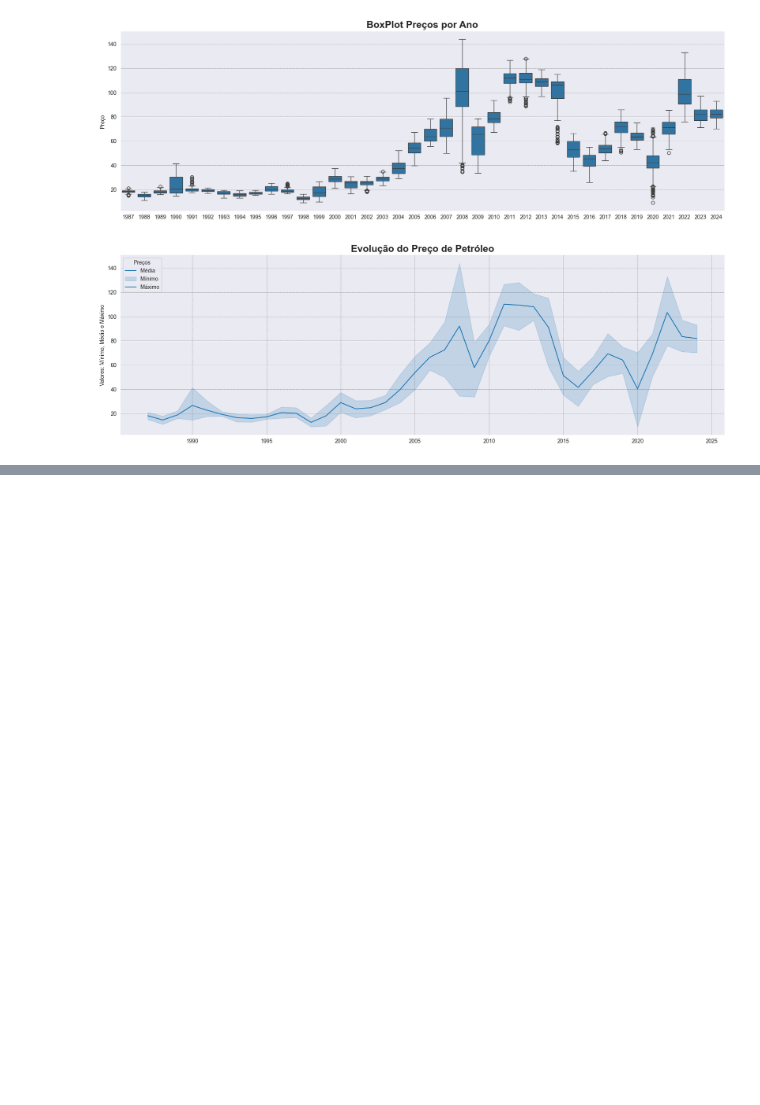
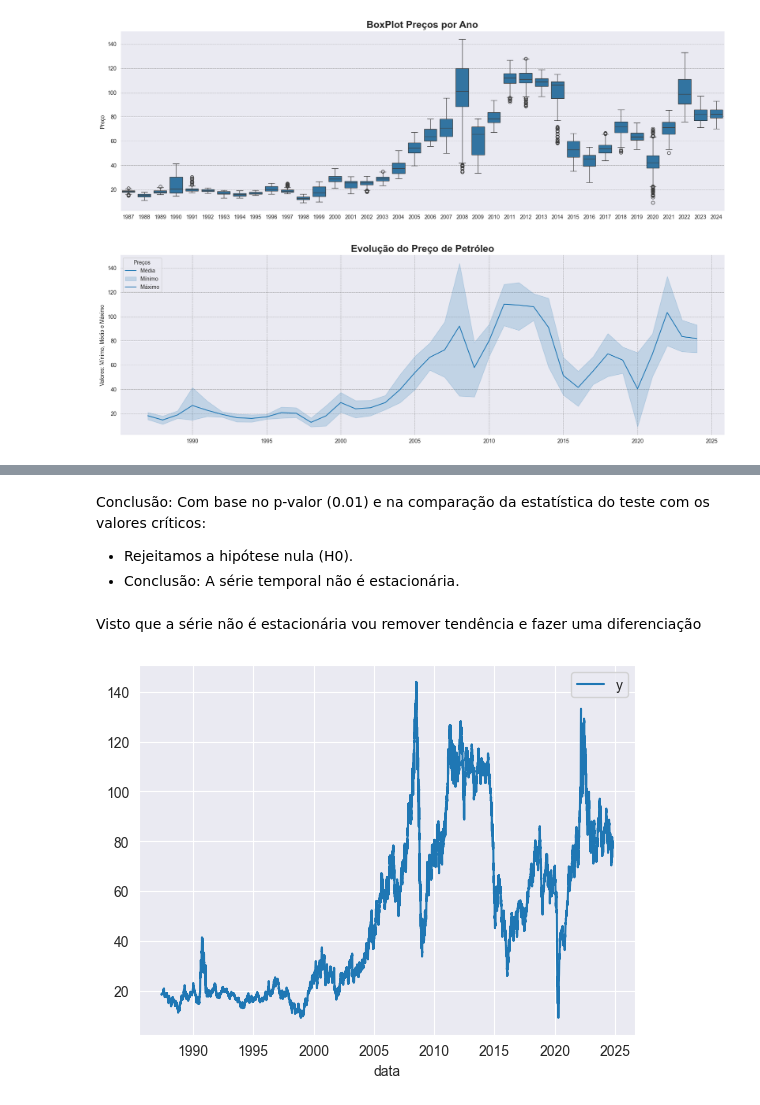
Before and after one commit to claytongsant/https-github.com-torvess-Tech_Challeng_FIAP_Fase_04, a Jupyter notebook: Notebooks/precos_petroleo.ipynb, the cells around one changed output, grey strips where cells are left out. Cells and saved outputs as stored; diff of their text form; code cells hidden in the pictures; blank space fills up the shorter version.

```diff
--- a/Notebooks/precos_petroleo.ipynb
+++ b/Notebooks/precos_petroleo.ipynb
@@ -190,0 +194,8 @@ Avaliando os limites de preço por ano, 2008 foi o ano que tivemos com maior ins
+# %%
+# copia para preservar o df
+dados_ml = dados_petroleo.copy()
+
+# seleção de colunas numéricas
+dados_ml = dados_ml[['ano', 'mes', 'semana_ano', 'dia_semana','data', 'preco']]
+
+dados_ml.head(2)
@@ -190,0 +253,19 @@ Avaliando os limites de preço por ano, 2008 foi o ano que tivemos com maior ins
+# %% [markdown]
+Conclusão:
+Com base no p-valor (0.01) e na comparação da estatística do teste com os valores críticos:
+
+* Rejeitamos a hipótese nula (H0).
+* Conclusão: A série temporal não é estacionária.
+# %% [markdown]
+Visto que a série não é estacionária vou remover tendência e fazer uma diferenciação
+# %%
+# criando df estacionario
+dados_ml_est = dados_ml[['data', 'preco']].dropna()
+# %%
+dados_ml_est = dados_ml_est.set_index('data')
+dados_ml_est.rename(columns={'preco':'y'}, inplace=True)
+
+sns.lineplot(data=dados_ml_est)
+plt.show()
+# %% [output]
+[figure, added]
```
Also changed, not shown: parts of 30 cells of this notebook.
